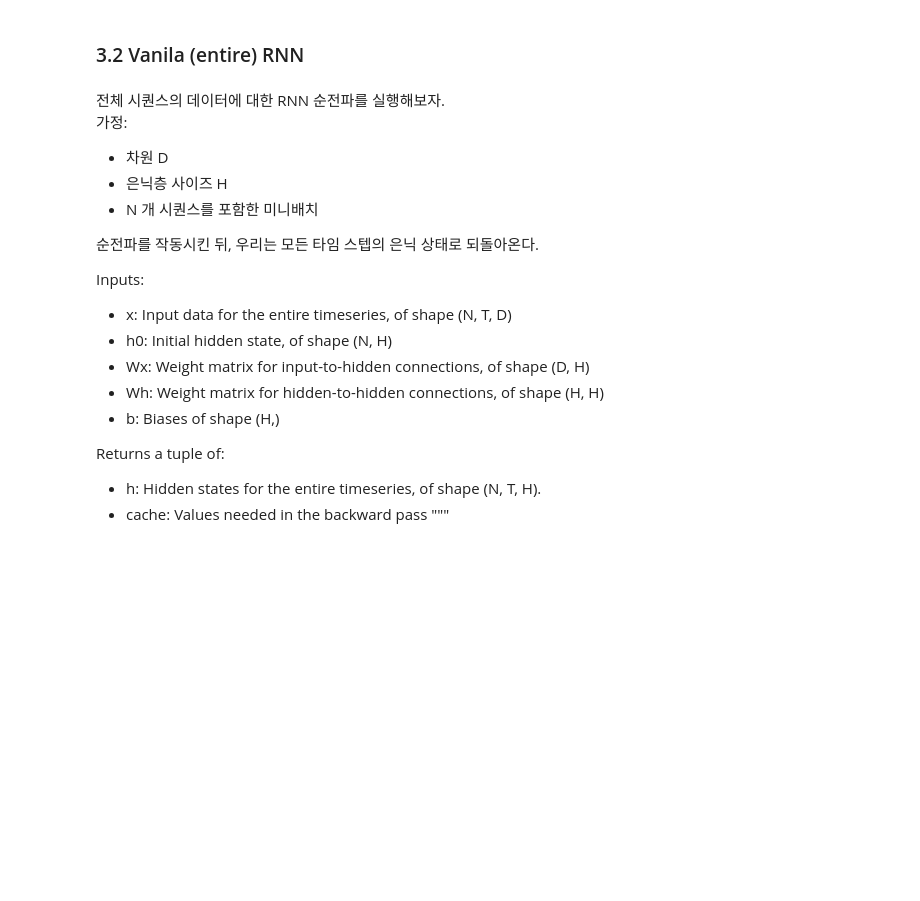
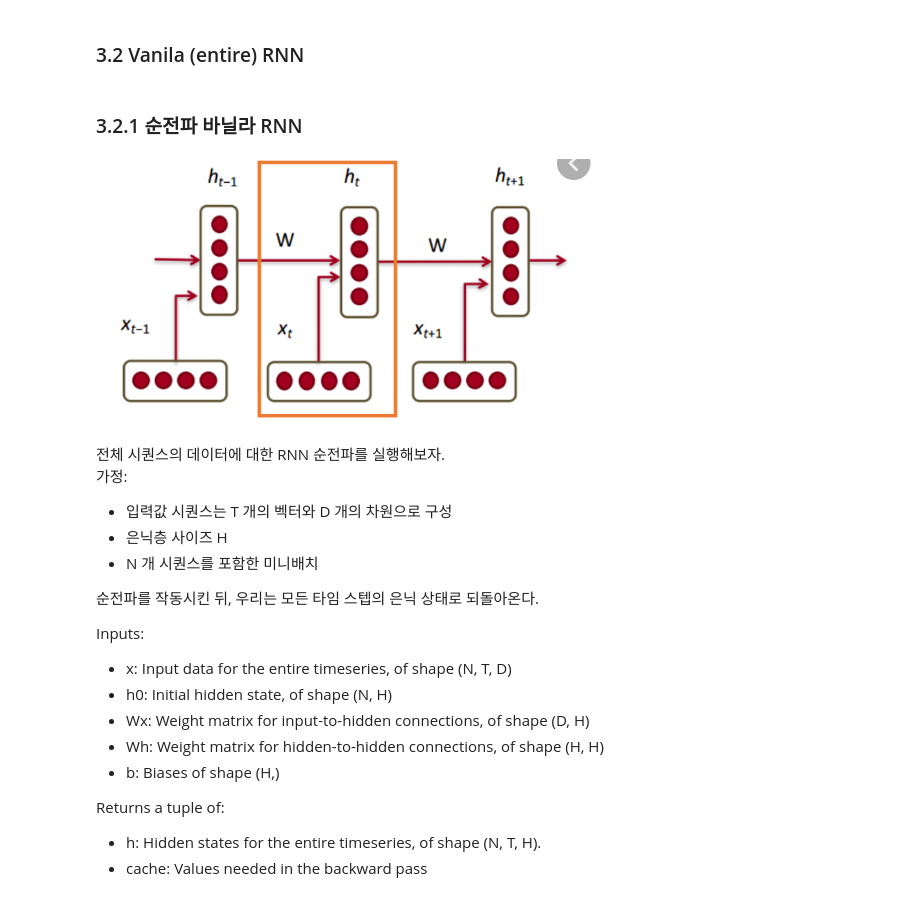
Before and after one commit to musicjae/cs231n, a Jupyter notebook: assignment3/RNN.ipynb, the cells around one changed output. Saved outputs shown, nothing was run; the diff lists cells and outputs as text; code cells hidden in the pictures; blank space fills up the shorter version.

```diff
--- a/assignment3/RNN.ipynb
+++ b/assignment3/RNN.ipynb
@@ -411,10 +419,16 @@ ValueError: ignored
 # %% [markdown]
 ### 3.2 Vanila (entire) RNN
+# %% [markdown]
+### 3.2.1 순전파 바닐라 RNN
+# %%
+Image('r5.png',width=500)
+# %% [output]
+[figure, added]
 # %% [markdown]
 
 전체 시퀀스의 데이터에 대한 RNN 순전파를 실행해보자.
 가정:
-- 차원 D
+- 입력값 시퀀스는 T 개의 벡터와 D 개의 차원으로 구성
 - 은닉층 사이즈 H
 - N 개 시퀀스를 포함한 미니배치
 
@@ -430,4 +444,3 @@ Inputs:
 Returns a tuple of:
 - h: Hidden states for the entire timeseries, of shape (N, T, H).
 - cache: Values needed in the backward pass
-    """
```
Also changed, not shown: parts of 22 cells of this notebook.
